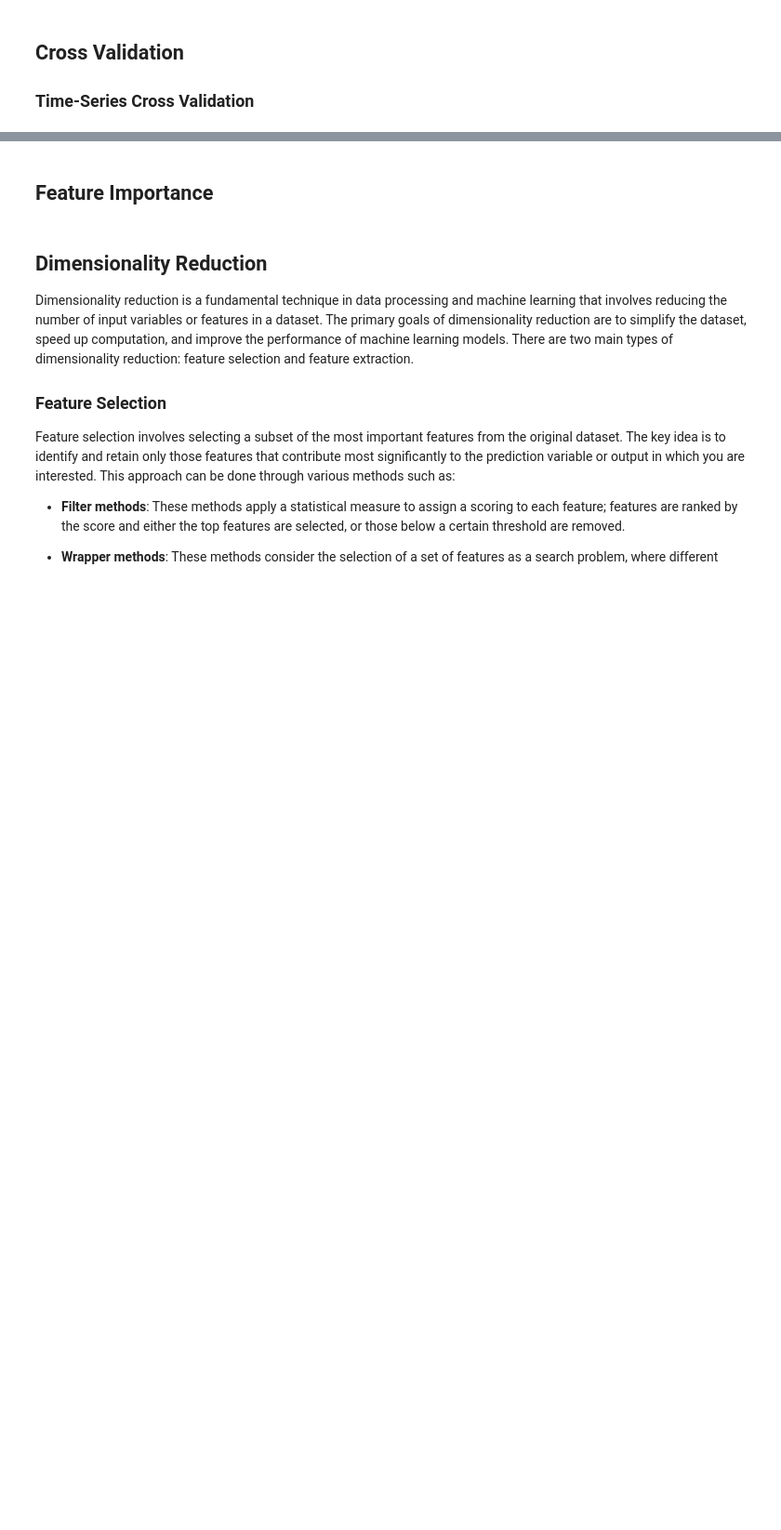
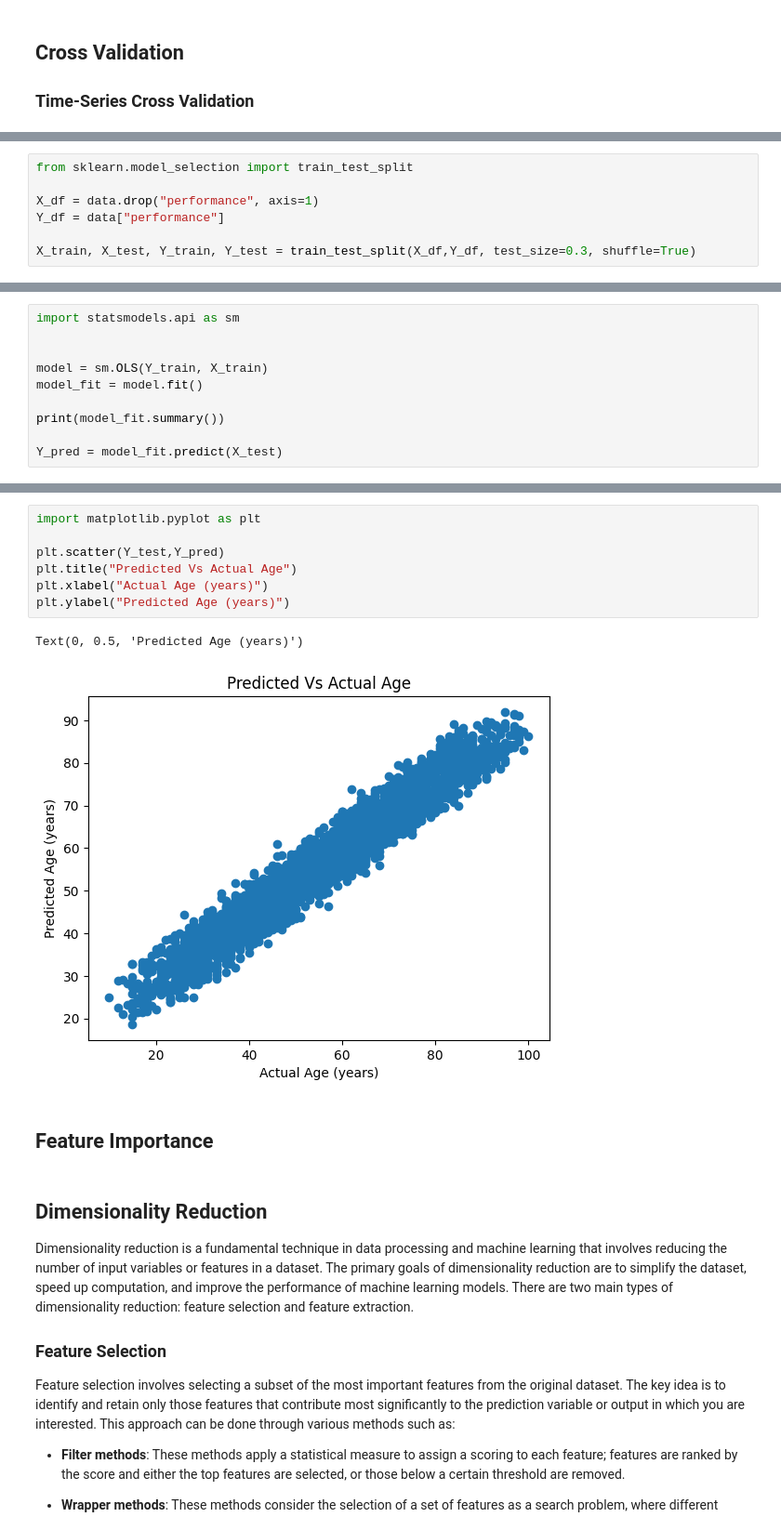
Before and after one commit to gabrielbohnen/intro-to-python, a Jupyter notebook: week6/week6.ipynb, the cells around one changed output, grey strips where cells are left out. Shown at 93% size. Drawn from its saved outputs; the diff is of its cells as text; blank space fills up the shorter version.

```diff
--- a/week6/week6.ipynb
+++ b/week6/week6.ipynb
@@ -219,0 +370,7 @@ This test is used to determine if a dataset follows a normal distribution. The t
+# %%
+from sklearn.model_selection import train_test_split
+
+X_df = data.drop("performance", axis=1)
+Y_df = data["performance"]
+
+X_train, X_test, Y_train, Y_test = train_test_split(X_df,Y_df, test_size=0.3, shuffle=True)
@@ -219,0 +379,10 @@ This test is used to determine if a dataset follows a normal distribution. The t
+# %%
+import statsmodels.api as sm
+
+
+model = sm.OLS(Y_train, X_train)
+model_fit = model.fit()
+
+print(model_fit.summary())
+
+Y_pred = model_fit.predict(X_test)
@@ -220,3 +407,13 @@ This test is used to determine if a dataset follows a normal distribution. The t
+# %%
+import matplotlib.pyplot as plt
+
+plt.scatter(Y_test,Y_pred)
+plt.title("Predicted Vs Actual Age")
+plt.xlabel("Actual Age (years)")
+plt.ylabel("Predicted Age (years)")
+# %% [output]
+Text(0, 0.5, 'Predicted Age (years)')
+[figure, added]
 # %% [markdown]
 ## Feature Importance
 # %% [markdown]
```
Also changed, not shown: parts of 15 cells of this notebook, 1 other file.
